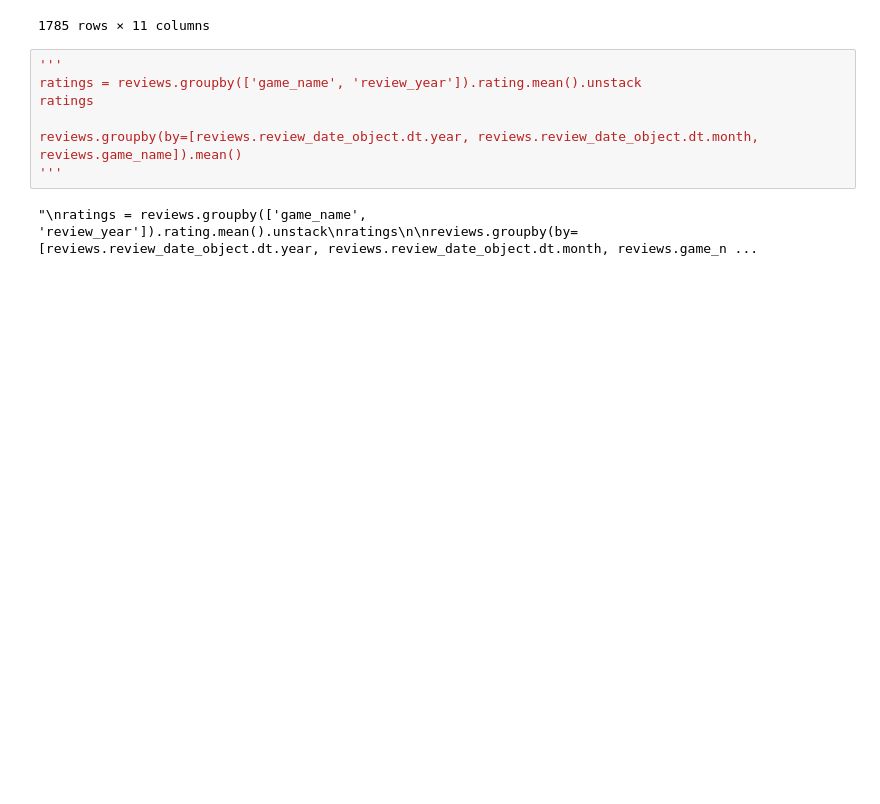
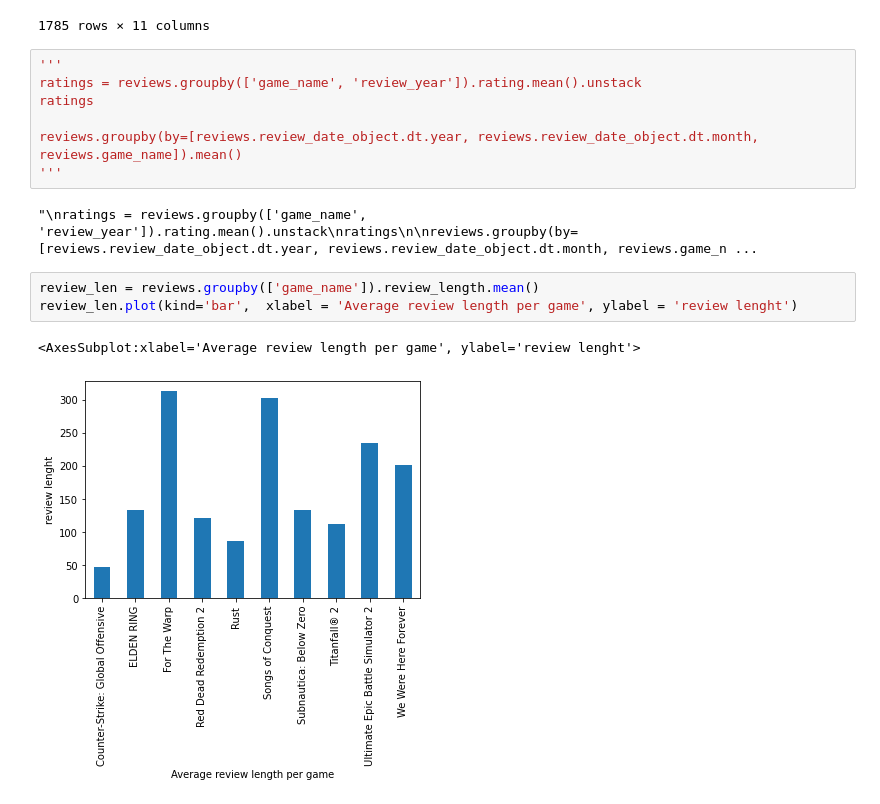
Before and after one commit to gremay/SMT_SteamAnalysis, a Jupyter notebook: sentiment_analysis.ipynb, the cells around one changed output. Saved outputs shown, nothing was run; the diff lists cells and outputs as text; blank space fills up the shorter version.

Commit message:
Added some plots

```diff
--- a/sentiment_analysis.ipynb
+++ b/sentiment_analysis.ipynb
@@ -348,3 +348,9 @@ reviews.groupby(by=[reviews.review_date_object.dt.year, reviews.review_date_obje
 '''
 # %% [output]
 "\nratings = reviews.groupby(['game_name', 'review_year']).rating.mean().unstack\nratings\n\nreviews.groupby(by=[reviews.review_date_object.dt.year, reviews.review_date_object.dt.month, reviews.game_n ...
+# %%
+review_len = reviews.groupby(['game_name']).review_length.mean()
+review_len.plot(kind='bar',  xlabel = 'Average review length per game', ylabel = 'review lenght')
+# %% [output]
+<AxesSubplot:xlabel='Average review length per game', ylabel='review lenght'>
+[figure, added]
```
Also changed, not shown: parts of 15 cells of this notebook.
